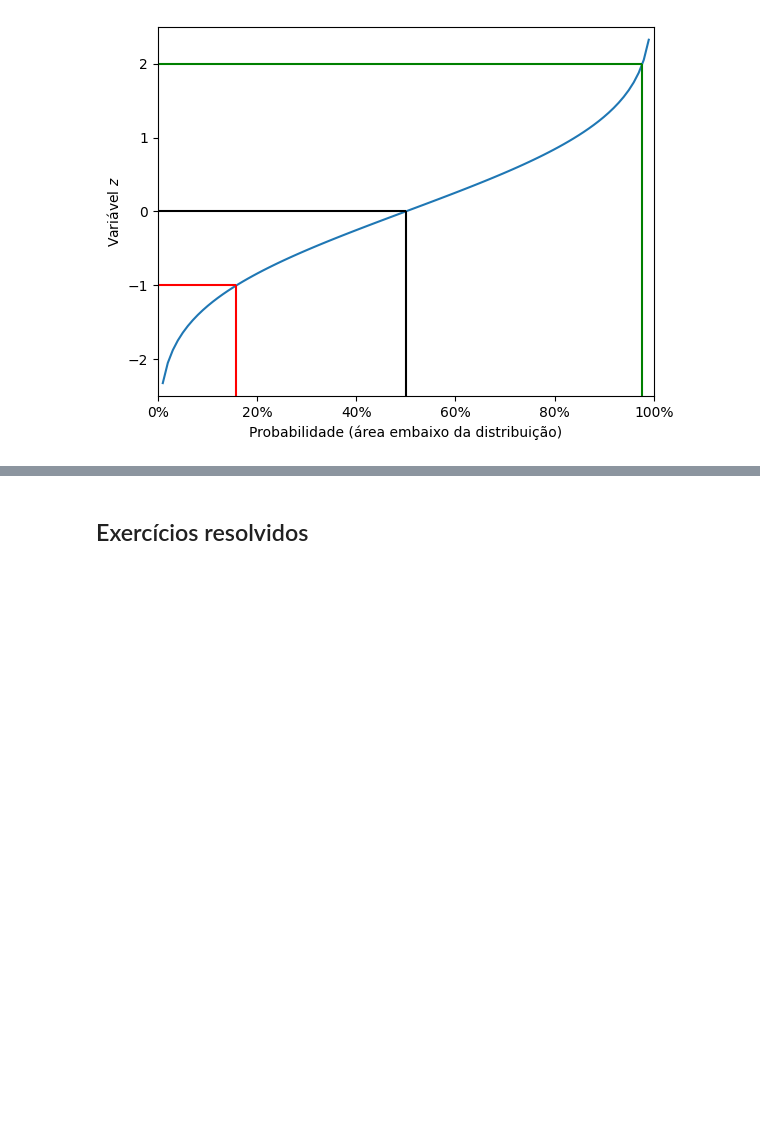
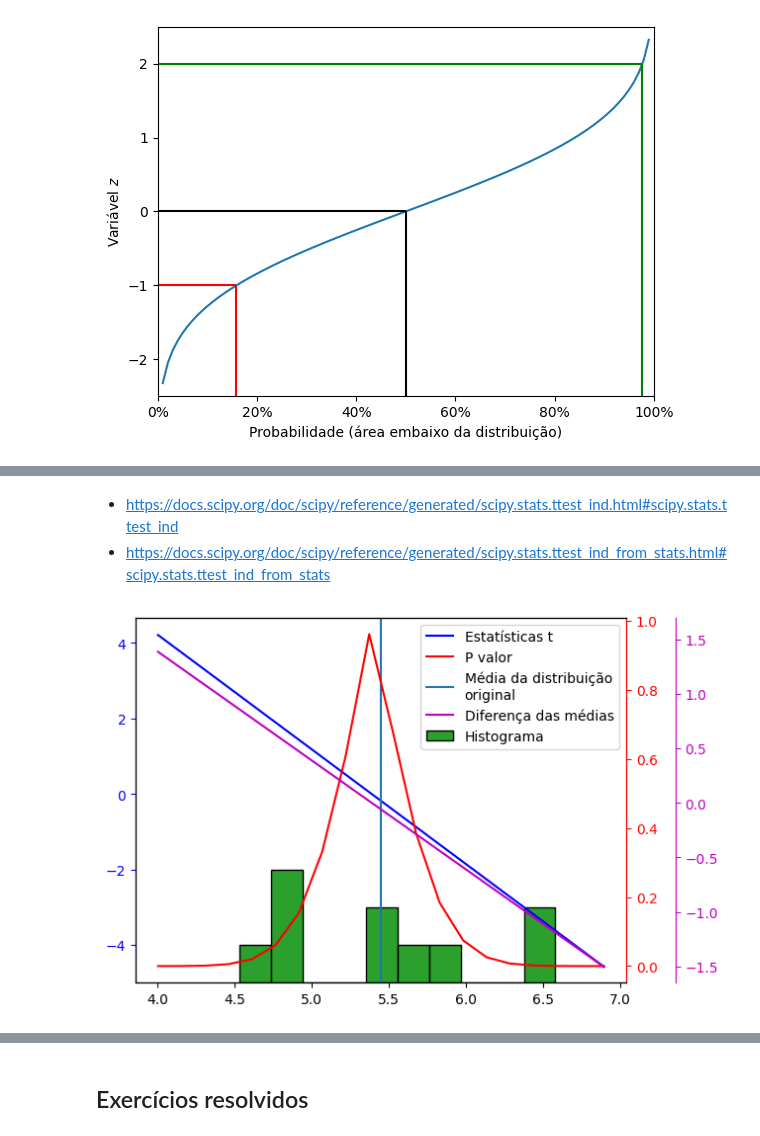
Before and after one commit to KarlClinckspoor/CursoPython, a Jupyter notebook: Capítulos/Capítulo08/Tour dos principais pacotes científicos.ipynb, the cells around one changed output, grey strips where cells are left out. Saved outputs shown, nothing was run; the diff lists cells and outputs as text; code cells hidden in the pictures; blank space fills up the shorter version.

```diff
--- a/Capítulos/Capítulo08/Tour dos principais pacotes científicos.ipynb
+++ b/Capítulos/Capítulo08/Tour dos principais pacotes científicos.ipynb
@@ -2661,0 +2830,65 @@ Text(0, 0.5, 'Variável $z$')
+# %% [markdown]
+* https://docs.scipy.org/doc/scipy/reference/generated/scipy.stats.ttest_ind.html#scipy.stats.ttest_ind
+* https://docs.scipy.org/doc/scipy/reference/generated/scipy.stats.ttest_ind_from_stats.html#scipy.stats.ttest_ind_from_stats
+# %%
+np.random.seed(42)
+amostra1 = np.random.normal(loc=5, scale=1, size=10)
+descr = sp.stats.describe(amostra1)
+medias2 = np.linspace(
+    descr.mean - 2 * descr.variance**0.5,
+    descr.mean + 2 * descr.variance**0.5,
+    num=20,
+)
+amostras2 = []
+for media2 in medias2:
+    np.random.seed(0)
+    # Tamanho de 100 para remover aleatoriedade desta etapa, ficar mais similar ao caso anterior
+    amostras2.append(np.random.normal(loc=media2, scale=1, size=100))
+
+testes_t = [
+    sp.stats.ttest_ind(amostra1, amostra2, alternative="two-sided")
+    for amostra2 in amostras2
+]
+estats_t = [t.statistic for t in testes_t]
+pvalores_t = [t.pvalue for t in testes_t]
+
+fig, ax1 = plt.subplots()
+ax2 = ax1.twinx()
+ax3 = ax1.twinx()
+
+l1 = ax1.plot(medias2, estats_t, c="b")
+l2 = ax2.plot(medias2, pvalores_t, c="r")
+
+l3 = ax3.plot(
+    medias2, [np.mean(teste_t.confidence_interval()) for teste_t in testes_t], c="m"
+)
+
+*_, p = ax1.hist(amostra, facecolor="C2", edgecolor="k", bottom=-5)
+
+l4 = ax1.axvline(np.mean(amostra), c="C0")
+
+ax1.spines.left.set_color("b")
+ax2.spines.right.set_color("r")
+ax3.spines.right.set_color("m")
+
+ax1.tick_params(axis="y", labelcolor="b", color="b")
+ax2.tick_params(axis="y", labelcolor="r", color="r")
+ax3.tick_params(color="m", labelcolor="m")
+
+ax3.set_ylim(top=1.7)
+
+# Mover eixo um pouco pra direita
+ax3.spines.right.set_position(("axes", 1.1))
+
+_ = ax1.legend(
+    [l1[0], l2[0], l4, l3[0], p],
+    [
+        "Estatísticas t",
+        "P valor",
+        "Média da distribuição\noriginal",
+        "Diferença das médias",
+        "Histograma",
+    ],
+)
+# %% [output]
+[figure, added]
```
Also changed, not shown: parts of 29 cells of this notebook, 1 other file.
